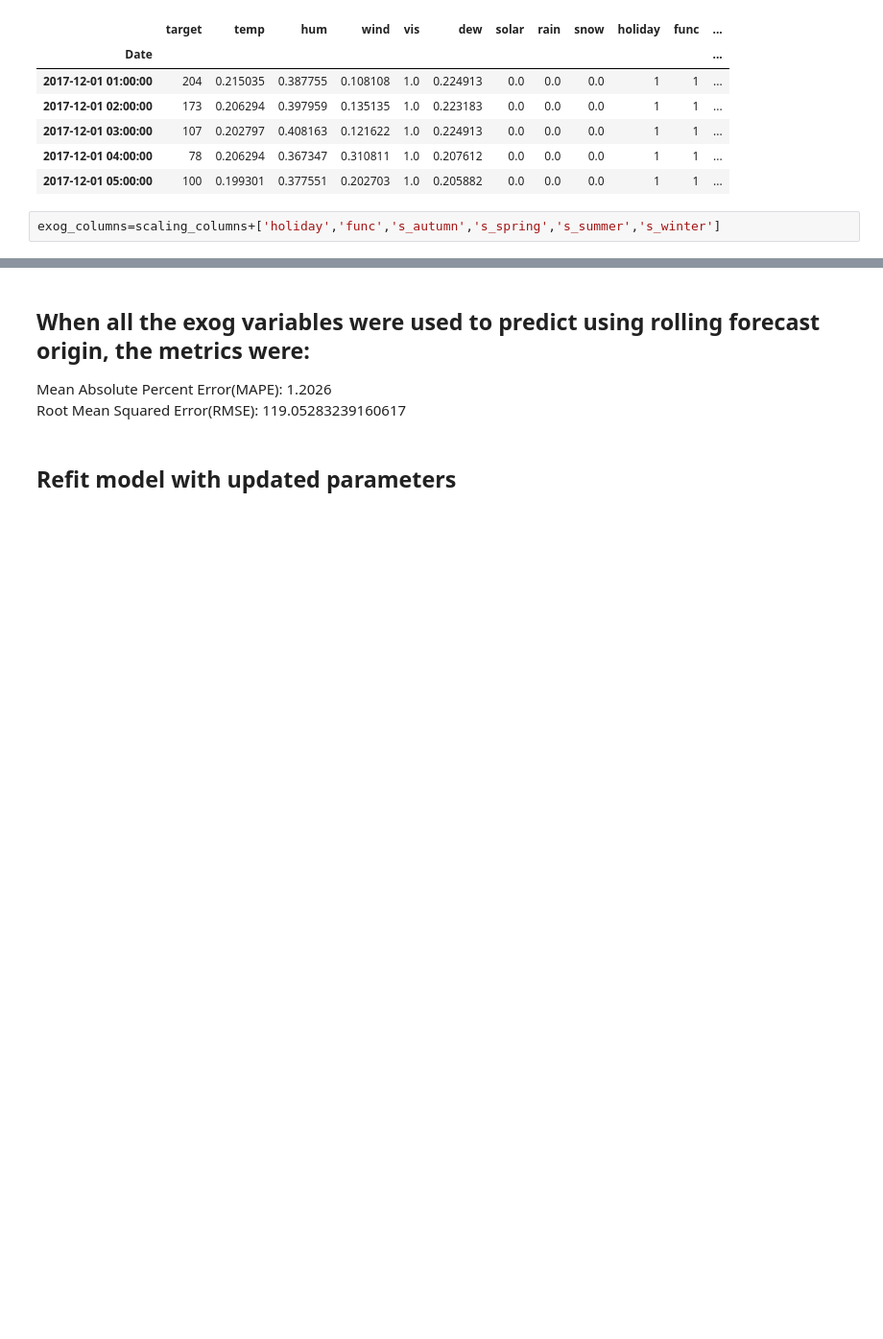
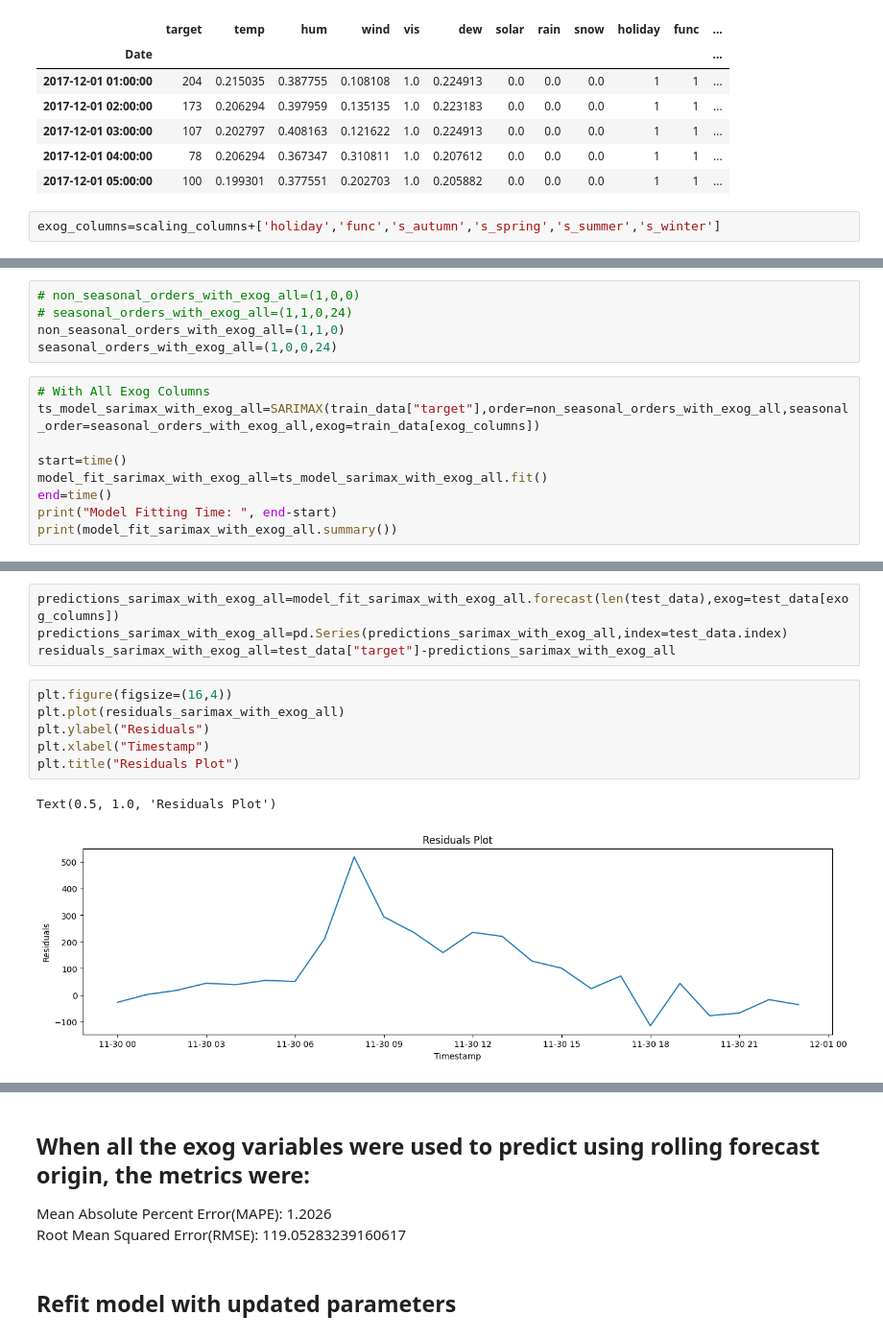
Before and after one commit to ROHIT779/ml-projects, a Jupyter notebook: bike-rental-demand/bike_sharing_demand_prediction.ipynb, the cells around one changed output, grey strips where cells are left out. Shown at 96% size. Cells and saved outputs as stored; diff of their text form; blank space fills up the shorter version.

```diff
--- a/bike-rental-demand/bike_sharing_demand_prediction.ipynb
+++ b/bike-rental-demand/bike_sharing_demand_prediction.ipynb
@@ -270,0 +335,14 @@ Root Mean Squared Error: 88.66886131955735
+# %%
+# non_seasonal_orders_with_exog_all=(1,0,0)
+# seasonal_orders_with_exog_all=(1,1,0,24)
+non_seasonal_orders_with_exog_all=(1,1,0)
+seasonal_orders_with_exog_all=(1,0,0,24)
+# %%
+# With All Exog Columns
+ts_model_sarimax_with_exog_all=SARIMAX(train_data["target"],order=non_seasonal_orders_with_exog_all,seasonal_order=seasonal_orders_with_exog_all,exog=train_data[exog_columns])
+
+start=time()
+model_fit_sarimax_with_exog_all=ts_model_sarimax_with_exog_all.fit()
+end=time()
+print("Model Fitting Time: ", end-start)
+print(model_fit_sarimax_with_exog_all.summary())
@@ -270,0 +367,13 @@ Root Mean Squared Error: 88.66886131955735
+# %%
+predictions_sarimax_with_exog_all=model_fit_sarimax_with_exog_all.forecast(len(test_data),exog=test_data[exog_columns])
+predictions_sarimax_with_exog_all=pd.Series(predictions_sarimax_with_exog_all,index=test_data.index)
+residuals_sarimax_with_exog_all=test_data["target"]-predictions_sarimax_with_exog_all
+# %%
+plt.figure(figsize=(16,4))
+plt.plot(residuals_sarimax_with_exog_all)
+plt.ylabel("Residuals")
+plt.xlabel("Timestamp")
+plt.title("Residuals Plot")
+# %% [output]
+Text(0.5, 1.0, 'Residuals Plot')
+[figure, added]
```
Also changed, not shown: parts of 79 cells of this notebook.
